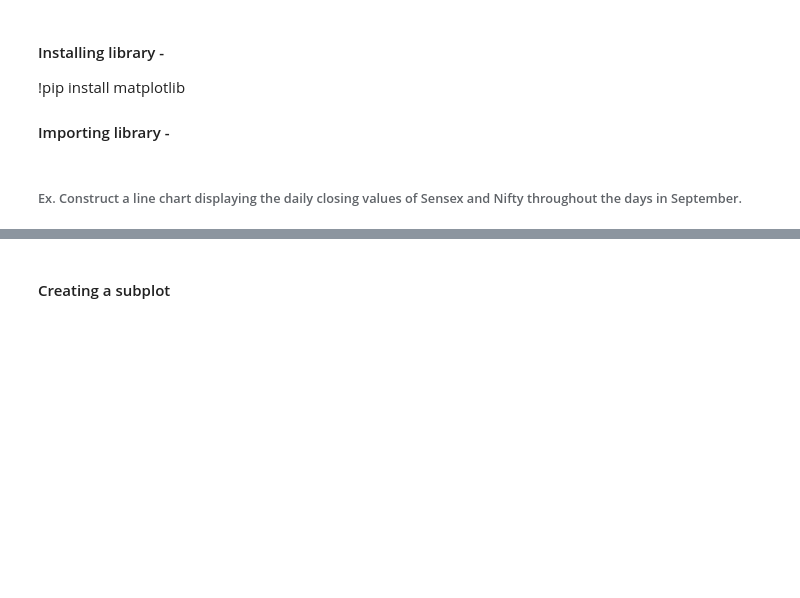
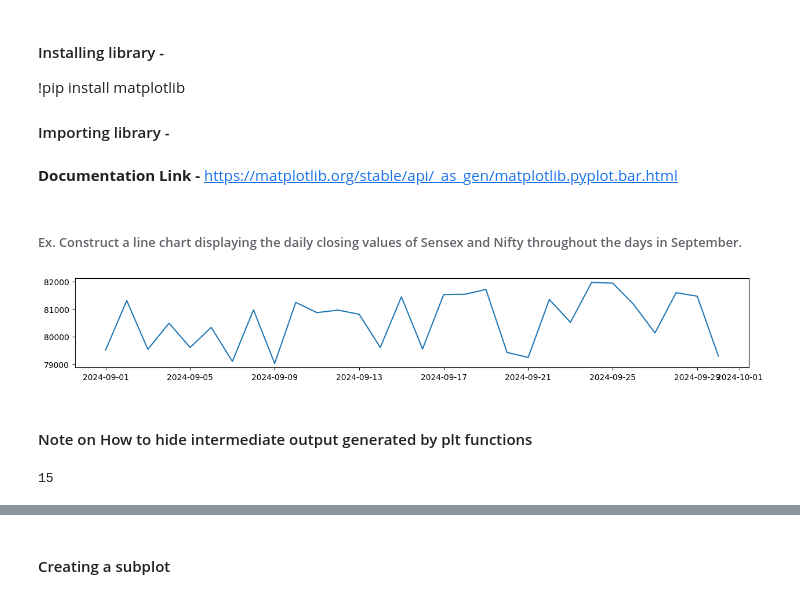
Before and after one commit to knowledge-corner/12_May_2025_Optum_Global, a Jupyter notebook: Classwork/Day - 1 classwork.ipynb, the cells around one changed output, grey strips where cells are left out. Cells and saved outputs as stored; diff of their text form; code cells hidden in the pictures; blank space fills up the shorter version.

```diff
--- a/Classwork/Day - 1 classwork.ipynb
+++ b/Classwork/Day - 1 classwork.ipynb
@@ -1519,6 +1523,8 @@ dict(zip([1, 2, 3, 4], [5, 6, 7, 8]))
 #### Importing library -
 # %%
 import matplotlib.pyplot as plt
+# %% [markdown]
+**Documentation Link -** https://matplotlib.org/stable/api/_as_gen/matplotlib.pyplot.bar.html
 # %% [markdown]
 ###### Ex. Construct a line chart displaying the daily closing values of Sensex and Nifty throughout the days in September.
 # %%
@@ -1526,3 +1533,19 @@ import numpy as np
 dates = np.arange('2024-09-01', '2024-10-01', dtype='datetime64[D]')
 sensex = np.random.randint(79000, 82000, size = 30)
 nifty = np.random.randint(23000, 25000, size = 30)
+# %%
+plt.figure(figsize = (15, 2))
+plt.plot(dates, sensex)
+plt.savefig("sensex.png")
+plt.show() # not needed in jupyter notebook | but required when creating a chart using .py file
+# %% [output]
+[figure, added]
+# %% [markdown]
+#### Note on How to hide intermediate output generated by plt functions
+# %%
+a = 10
+b = 5
+print(a + b)
+c = 25
+# %% [output]
+15
```
Also changed, not shown: parts of 8 cells of this notebook.
